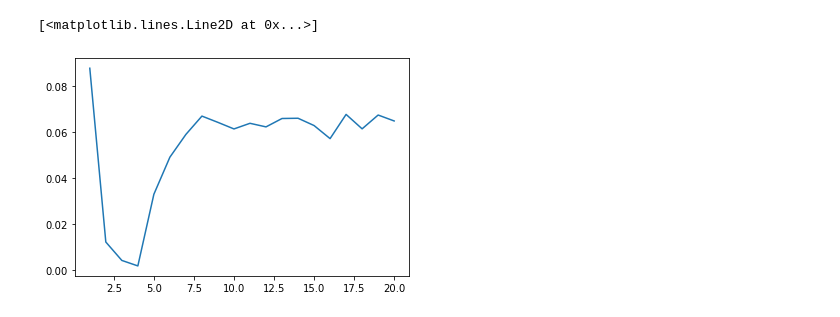
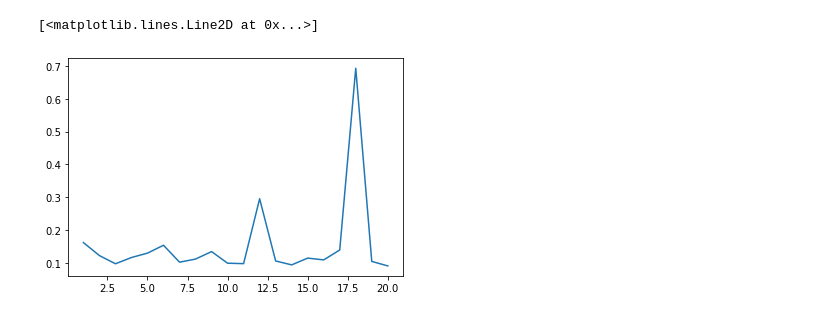
Before and after one commit to LH0605/Reproduce-and-Extend-More-Data-Can-Help-Double-Descend-or-Hurt-Generalization-, a Jupyter notebook: Binary classification.ipynb, the cells around one changed output. Drawn from its saved outputs; the diff is of its cells as text; code cells hidden in the pictures.

```diff
--- a/Binary classification.ipynb
+++ b/Binary classification.ipynb
@@ -20,11 +20,11 @@ test_size = 10
 loss_fun = nn.CrossEntropyLoss()
 
 #model
-model = torch.nn.Sequential(
-    nn.Linear(1, 10),
-    nn.ReLU(),
-    nn.Linear(10,2)
-)
+# model = torch.nn.Sequential(
+#     nn.Linear(1, 10),
+#     nn.ReLU(),
+#     nn.Linear(10,2)
+# )
 
 
 # FGSM attack
@@ -78,36 +78,36 @@ for train_size in range(1, 21):
     batch_size = train_size
     # w = torch.tensor(1., requires_grad=True)
     model = torch.nn.Sequential(
-    nn.Linear(1, 10),
+    nn.Linear(1, 2),
     nn.ReLU(),
-    nn.Linear(10,2)
+    nn.Linear(2, 2)
     )
 
     # define optimizer
     opt = torch.optim.Adam(model.parameters(), lr=learning_rate)
 
     x_train = torch.unsqueeze(torch.linspace(-10, 10, 2*train_size), dim=1)
     y_train = torch.cat([torch.zeros(train_size), torch.ones(train_size)])
     x_test = torch.unsqueeze(torch.linspace(-10, 10, 2*test_size), dim=1)
     y_test = torch.cat([torch.zeros(test_size), torch.ones(test_size)])
 
     # y_test = torch.unsqueeze(torch.cat([-torch.ones(test_size), torch.ones(test_size)]), dim=1)
     # x_test = torch.unsqueeze(torch.normal(mu*y_test, sigma), dim=1)
 
     # define datasets and data loaders
     train_set = Data.TensorDataset(x_train, y_train)
     train_loader = Data.DataLoader(dataset=train_set, batch_size=batch_size, shuffle=True)
     test_set = Data.TensorDataset(x_test, y_test)
     test_loader = Data.DataLoader(dataset=test_set, batch_size=batch_size, shuffle=True)
 
     for epoch in range(epochs):
         epoch_adversarial(train_loader, model)
 
     test_losses[train_size-1] = test_loss(test_loader, model)
 
 # logging
 # print('test_losses', test_losses)
 plt.plot(np.arange(1, 21), test_losses)
 # %% [output]
 [<matplotlib.lines.Line2D at 0x...>]
-[figure, old version]
+[figure, new version]
```
Also changed, not shown: 5 other files.
